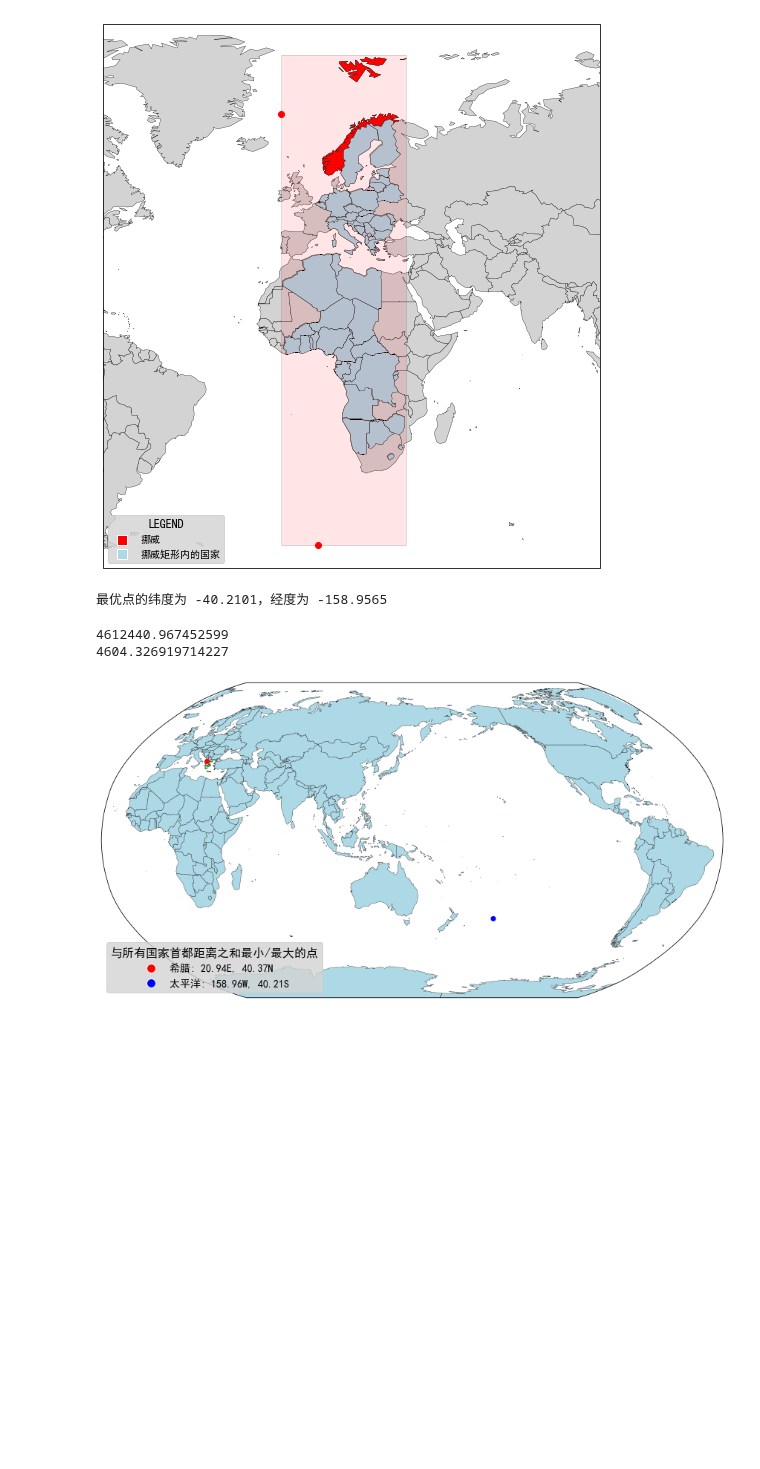
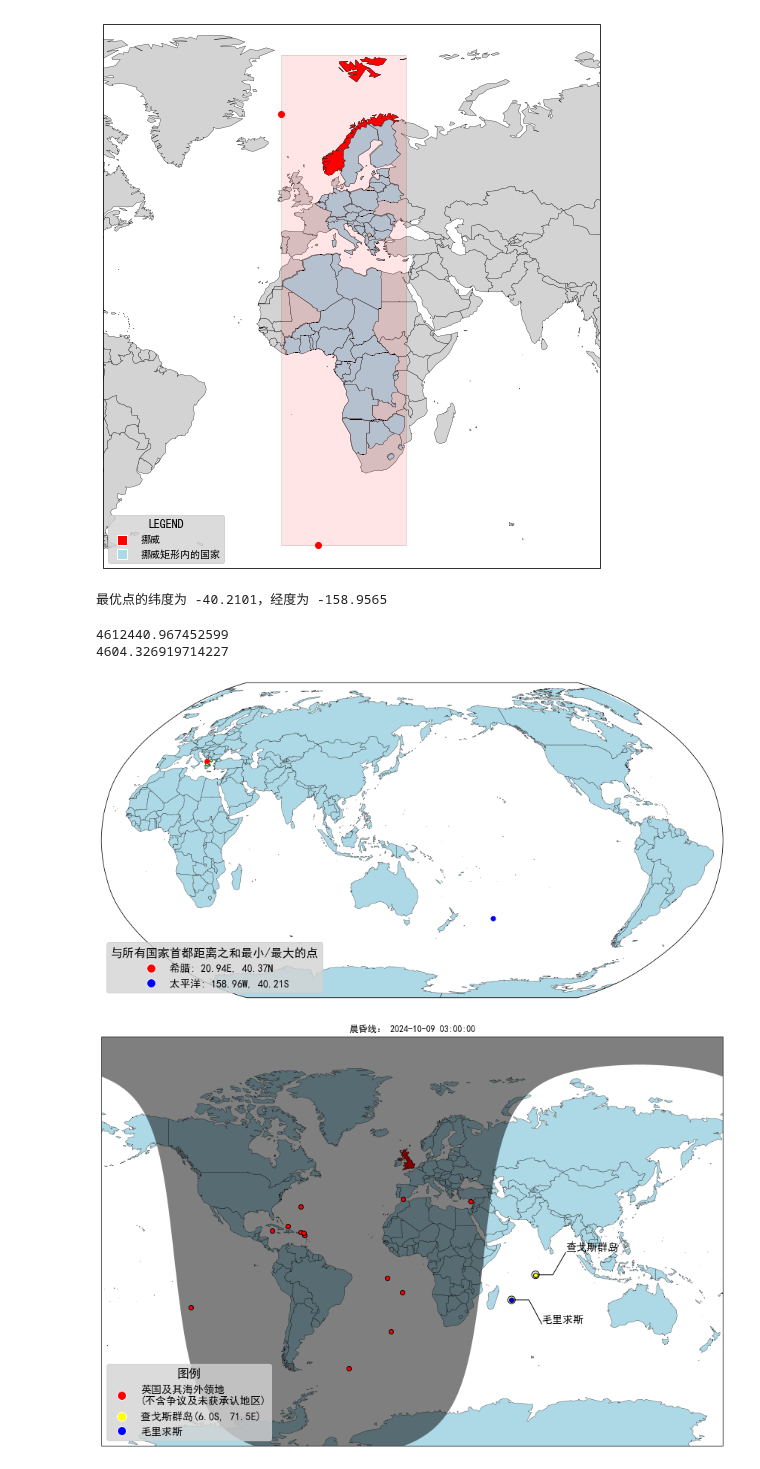
Before and after one commit to gestepoa/pythonmap, a Jupyter notebook: map_geodesy.ipynb, the cells around one changed output. Drawn from its saved outputs; the diff is of its cells as text; code cells hidden in the pictures; blank space fills up the shorter version.

```diff
--- a/map_geodesy.ipynb
+++ b/map_geodesy.ipynb
@@ -1218,3 +1218,88 @@ plt.savefig('output2.png', dpi=300, bbox_inches='tight')
 plt.show()
 # %% [output]
 [figure]
+# %%
+# 晨昏线
+import datetime
+import matplotlib.pyplot as plt
+import geopandas as gpd
+import cartopy.crs as ccrs
+from cartopy.feature.nightshade import Nightshade
+from matplotlib.lines import Line2D
+import numpy as np
+
+plt.rcParams['font.sans-serif'] = ['SimHei','Times New Roman']
+plt.rcParams['axes.unicode_minus'] = False
+
+
+def loopFillColor(countryList, color):
+    for country in countryList:
+        country_data = world[world['name'] == country]
+        if not country_data.empty:
+            country_data.plot(ax=ax, color=color, edgecolor='black', linewidth=0.3, transform=ccrs.PlateCarree())
+
+
+def lineMark(horizontal_length, angle, line_length, lon, lat, direction1, direction2, content):
+    if direction1 == 1:
+        end_lon = lon + horizontal_length
+        end_lat = lat
+        if direction2 == 1:
+            final_lon = end_lon + line_length * np.cos(np.radians(angle))
+            final_lat = end_lat + line_length * np.sin(np.radians(angle))
+        elif direction2 == 0:
+            final_lon = end_lon + line_length * np.cos(np.radians(angle))
+            final_lat = end_lat - line_length * np.sin(np.radians(angle))
+        else:
+            print('direction2 type error')
+        ax.scatter(lon, lat, edgecolor='black', facecolor='none', marker='o', s=100, linewidths=1, zorder=5, transform=ccrs.PlateCarree())
+        ax.plot([lon, end_lon, final_lon], [lat, end_lat, final_lat], color='black', linewidth=1, transform=ccrs.PlateCarree(), zorder=4)
+        ax.text(final_lon, final_lat, content, verticalalignment='bottom', horizontalalignment='left', transform=ccrs.PlateCarree(), fontsize=14)
+    elif direction1 == 0:
+        end_lon = lon - horizontal_length
+        end_lat = lat
+        if direction2 == 1:
+            final_lon = end_lon - line_length * np.cos(np.radians(angle))
+            final_lat = end_lat + line_length * np.sin(np.radians(angle))
+        elif direction2 == 0:
+            final_lon = end_lon - line_length * np.cos(np.radians(angle))
+            final_lat = end_lat - line_length * np.sin(np.radians(angle))
+        else:
+            print('direction2 type error')
+        ax.scatter(lon, lat, edgecolor='black', facecolor='none', marker='o', s=100, linewidths=1, zorder=5, transform=ccrs.PlateCarree())
+        ax.plot([lon, end_lon, final_lon], [lat, end_lat, final_lat], color='black', linewidth=1, transform=ccrs.PlateCarree(), zorder=4)
+        ax.text(final_lon, final_lat, content, verticalalignment='bottom', horizontalalignment='right', transform=ccrs.PlateCarree(), fontsize=14)
+    else:
+        print('direction1 type error')
+
+
+world = gpd.read_file('./worldmap4/world.json')
+world = world.to_crs(ccrs.PlateCarree())
+fig, ax = plt.subplots(1, 1, figsize=(15, 10), subplot_kw={'projection': ccrs.Miller(central_longitude=0)})
+world.plot(ax=ax, color='lightblue', edgecolor='black', linewidth=0.3, transform=ccrs.PlateCarree())
+ax.scatter([71.5], [-6], color='yellow', edgecolor='black', marker='o', zorder=15, transform=ccrs.PlateCarree())
+ax.scatter([57.60], [-20.24], color='blue', edgecolor='black', marker='o', zorder=15, transform=ccrs.PlateCarree())
+ax.scatter([-5.35, 33.78, -71.83, -36.56, -5.71, -128.32, -62.20, -81.22, -64.63, -64.76, -63.03, -14.38, -12.28], [36.14, 35.01, 21.77, -54.25, -15.97, -24.38, 16.73, 19.34, 18.43, 32.30, 18.23, -7.95, -37.11], color='red', edgecolor='black', marker='o', zorder=15, transform=ccrs.PlateCarree())
+lineMark(10, 60, 15, 71.5, -6, 1, 1, '查戈斯群岛')
+lineMark(10, 60, 15, 57.60, -20.24, 1, 0, '毛里求斯')
+
+countries_to_fill = ['英国']
+loopFillColor(countries_to_fill, 'red')
+
+date = datetime.datetime(2024, 10, 9, 3, 00, 00)
+ax.add_feature(Nightshade(date, alpha=0.5))
+
+# 标题与图例
+ax.set_title(f'晨昏线： {date}')
+legend_elements = [
+    Line2D([0], [0], marker='o', color='w', markerfacecolor='red', markersize=12, label='英国及其海外领地\n(不含争议及未获承认地区)', linestyle='None'),
+    Line2D([0], [0], marker='o', color='w', markerfacecolor='yellow', markersize=12, label='查戈斯群岛(6.0S, 71.5E)', linestyle='None'),
+    Line2D([0], [0], marker='o', color='w', markerfacecolor='blue', markersize=12, label='毛里求斯', linestyle='None'),
+]
+legend = ax.legend(handles=legend_elements, loc='lower left', title='图例', title_fontsize=16,prop={'size': 14})
+legend.get_frame().set_facecolor('lightgray')
+
+ax.set_extent([-180, 180, -80, 90], crs=ccrs.PlateCarree())
+plt.savefig('output2.png', dpi=300, bbox_inches='tight')
+plt.show()
+# %% [output]
+[figure, added]
```
Also changed, not shown: 1 other file.
